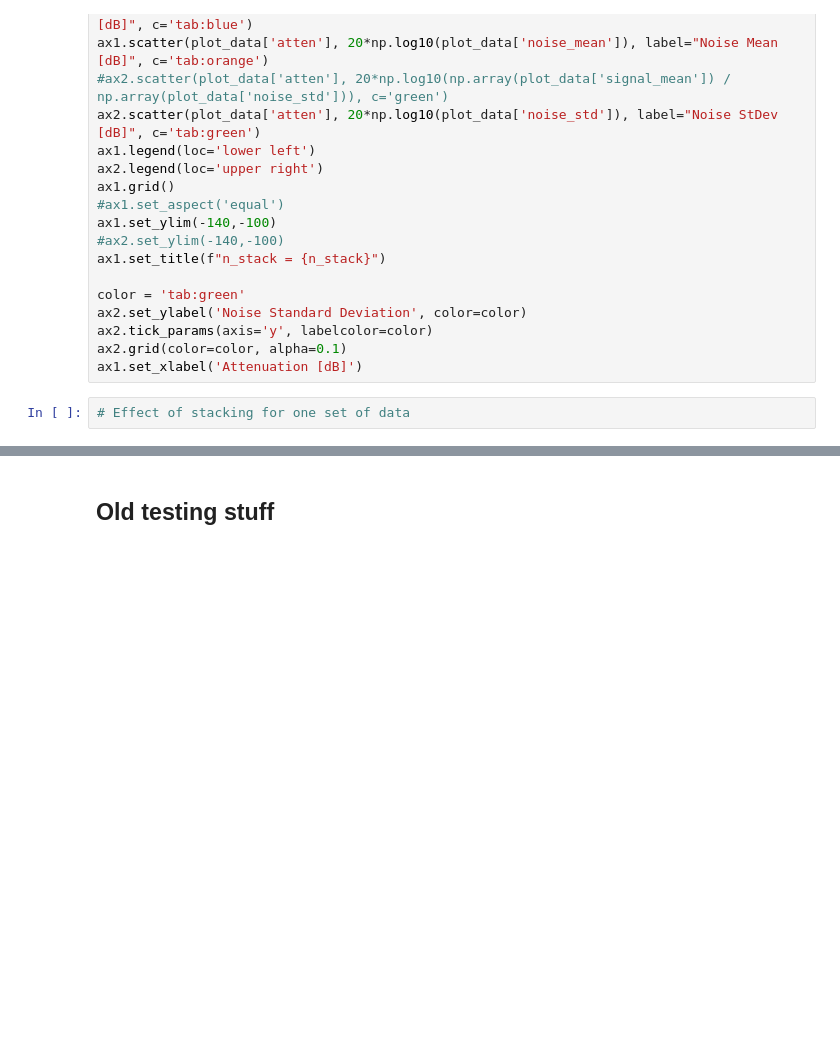
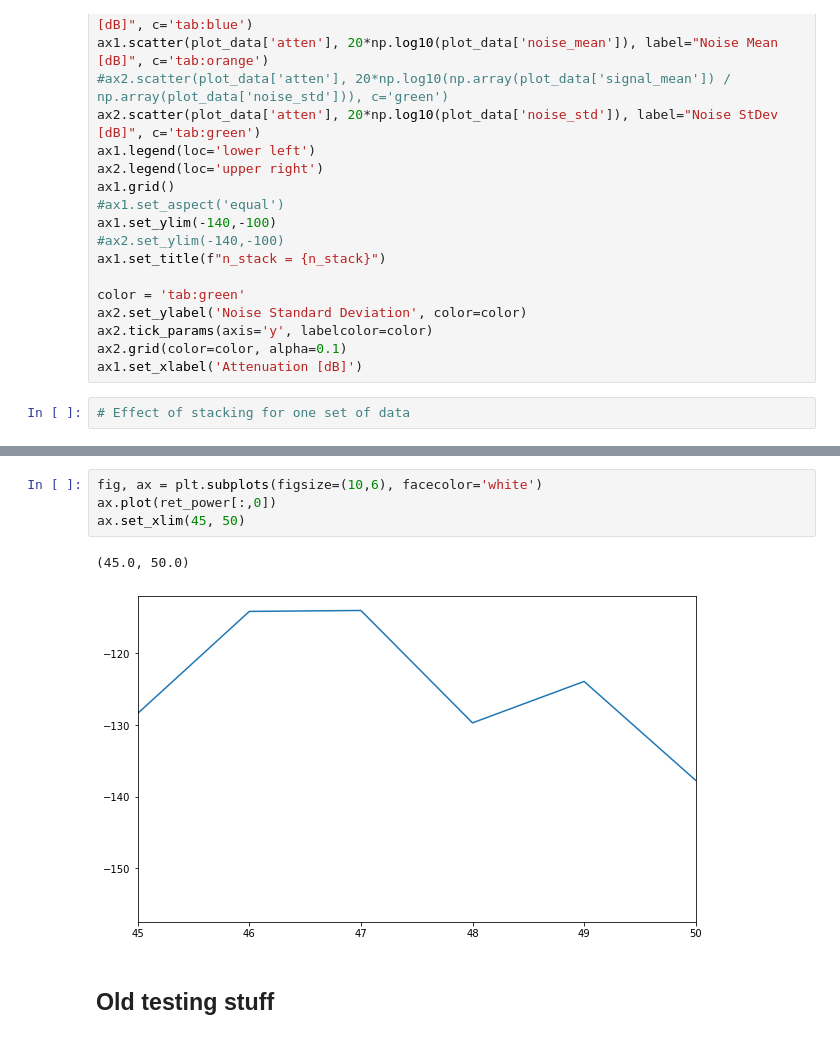
Before and after one commit to radioglaciology/uhd_radar, a Jupyter notebook: postprocessing/test_scripts/Loopback SNR.ipynb, the cells around one changed output, grey strips where cells are left out. Saved outputs shown, nothing was run; the diff lists cells and outputs as text; blank space fills up the shorter version.

```diff
--- a/postprocessing/test_scripts/Loopback SNR.ipynb
+++ b/postprocessing/test_scripts/Loopback SNR.ipynb
@@ -317,3 +328,10 @@ print(20*np.log10(plot_data_stack['signal_mean']))
+# %%
+fig, ax = plt.subplots(figsize=(10,6), facecolor='white')
+ax.plot(ret_power[:,0])
+ax.set_xlim(45, 50)
+# %% [output]
+(45.0, 50.0)
+[figure, added]
 # %% [markdown]
 ## Old testing stuff
 # %%
```
Also changed, not shown: parts of 7 cells of this notebook.
